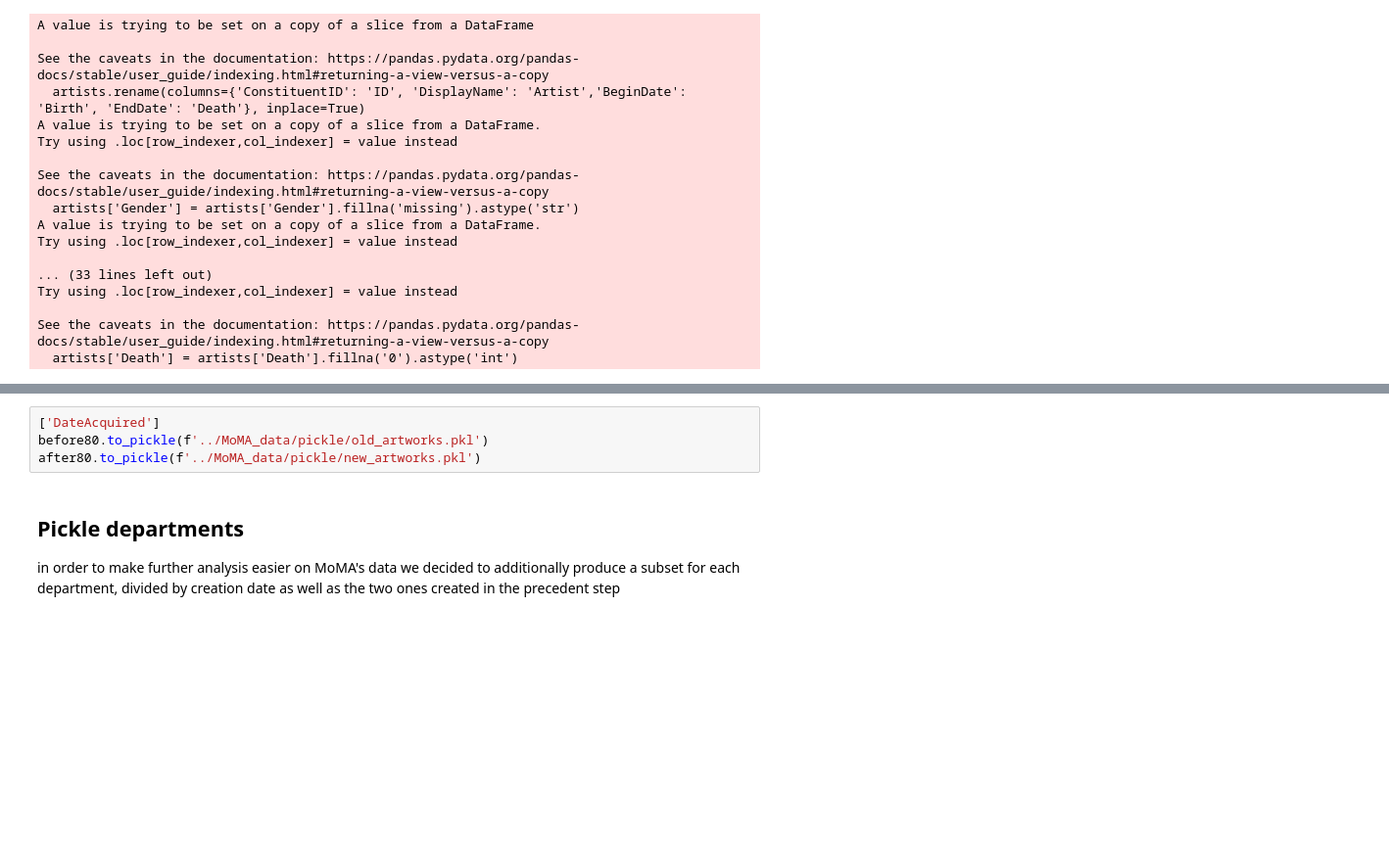
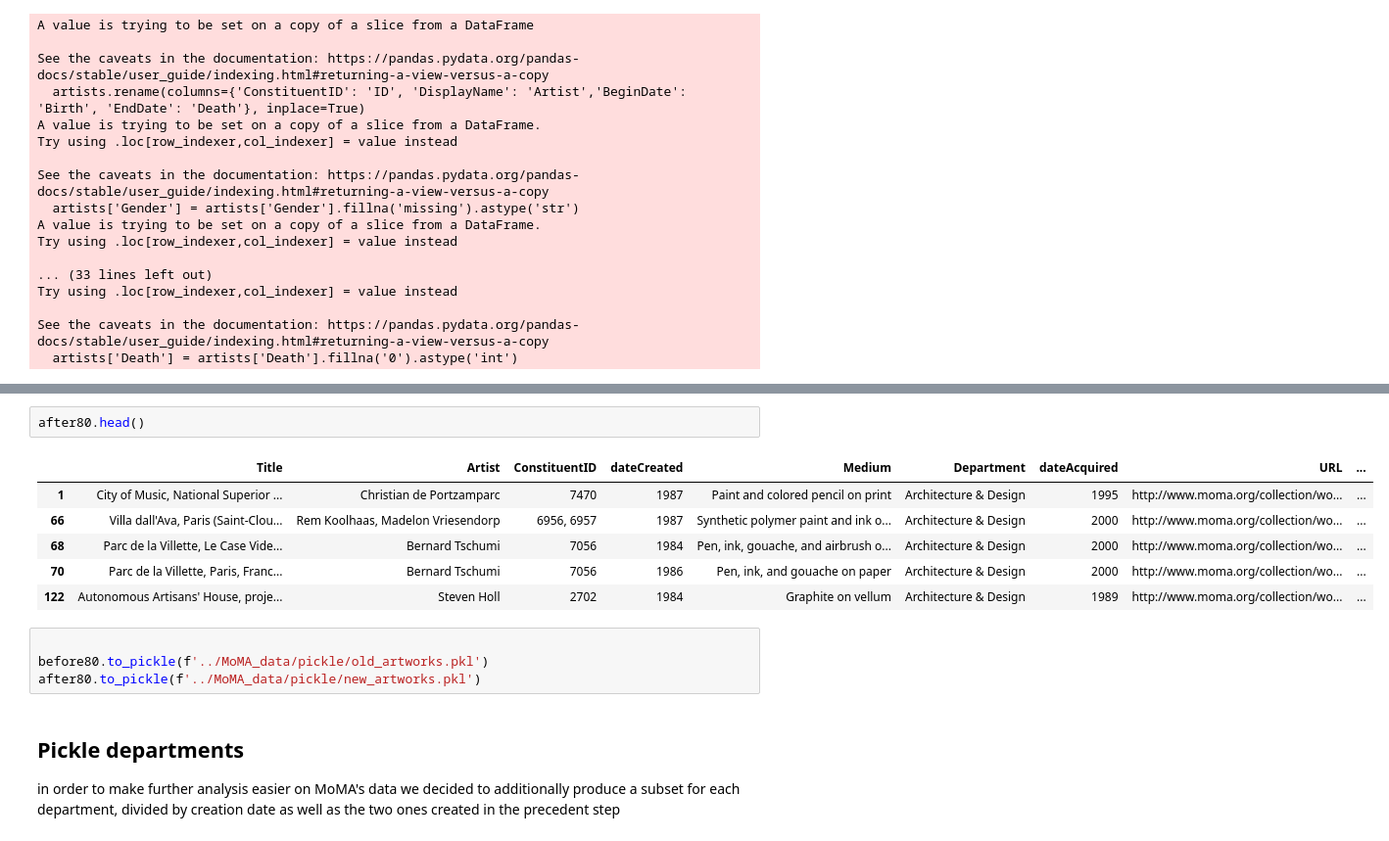
Before and after one commit to laurentfintoni/Net-Art-Rev, a Jupyter notebook: FINAL NOTEBOOKS/MOMA_DFs.ipynb, the cells around one changed output, grey strips where cells are left out. Shown at 98% size. Cells and saved outputs as stored; diff of their text form; blank space fills up the shorter version.

```diff
--- a/FINAL NOTEBOOKS/MOMA_DFs.ipynb
+++ b/FINAL NOTEBOOKS/MOMA_DFs.ipynb
@@ -186,5 +173,14 @@ OSError: Cannot save file into a non-existent directory: 'MoMA_data/pickle'
+# %%
+after80.head()
+# %% [output]
+|  | Title | Artist | ConstituentID | dateCreated | Medium | Department | dateAcquired | URL | ... |
+| 1 | City of Music, National Superior ... | Christian de Portzamparc | 7470 | 1987 | Paint and colored pencil on print | Architecture & Design | 1995 | http://www.moma.org/collection/wo... | ... |
+| 66 | Villa dall'Ava, Paris (Saint-Clou... | Rem Koolhaas, Madelon Vriesendorp | 6956, 6957 | 1987 | Synthetic polymer paint and ink o... | Architecture & Design | 2000 | http://www.moma.org/collection/wo... | ... |
+| 68 | Parc de la Villette, Le Case Vide... | Bernard Tschumi | 7056 | 1984 | Pen, ink, gouache, and airbrush o... | Architecture & Design | 2000 | http://www.moma.org/collection/wo... | ... |
+| 70 | Parc de la Villette, Paris, Franc... | Bernard Tschumi | 7056 | 1986 | Pen, ink, and gouache on paper | Architecture & Design | 2000 | http://www.moma.org/collection/wo... | ... |
+| 122 | Autonomous Artisans' House, proje... | Steven Holl | 2702 | 1984 | Graphite on vellum | Architecture & Design | 1989 | http://www.moma.org/collection/wo... | ... |
 # %%
-['DateAcquired']
+
 before80.to_pickle(f'../MoMA_data/pickle/old_artworks.pkl')
 after80.to_pickle(f'../MoMA_data/pickle/new_artworks.pkl')
 # %% [markdown]
```
Also changed, not shown: parts of 11 cells of this notebook, 21 other files.
